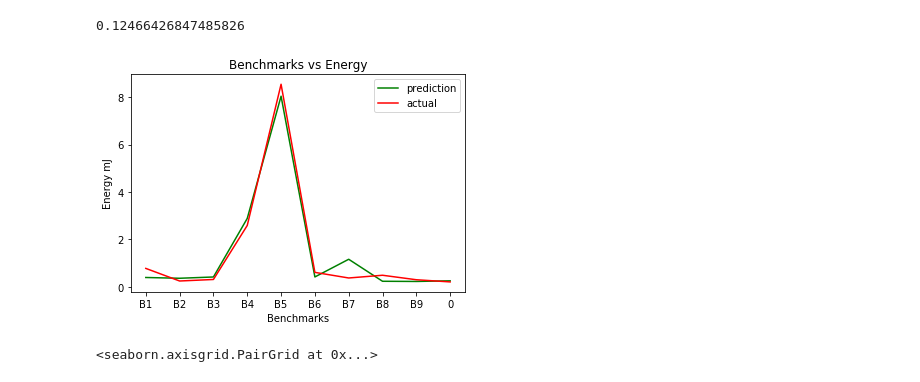
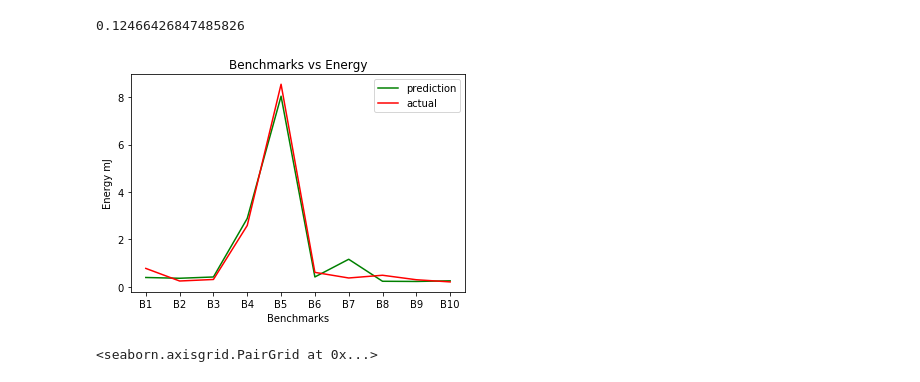
Before and after one commit to Kennethhan19/Energy-Modelling-FYP, a Jupyter notebook: linearregression.ipynb, the cells around one changed output. Drawn from its saved outputs; the diff is of its cells as text; code cells hidden in the pictures.

Commit message:
plot

```diff
--- a/linearregression.ipynb
+++ b/linearregression.ipynb
@@ -108,18 +89,17 @@ mean_squared_error(energy_test, energy_pred)
 # %% [output]
 0.12466426847485826
 # %%
-benchmarks=['B1', 'B2', 'B3', 'B4', 'B5', 'B6', 'B7', 'B8', 'B9','0' ]
-
+benchmarks=['B1', 'B2', 'B3', 'B4', 'B5', 'B6', 'B7', 'B8', 'B9','B10' ]
 
 plt.plot(benchmarks, energy_pred, color = "green", label="prediction")
 plt.plot(benchmarks, energy_test, color = "red", label="actual")
 plt.title("Benchmarks vs Energy")
 plt.xlabel("Benchmarks")
 plt.ylabel("Energy mJ")
 plt.legend()
 plt.show()
 # %% [output]
-[figure, old version]
+[figure, new version]
 # %%
 # visualize the relationship between the features and the response using scatterplots
 sns.pairplot(Data, x_vars=['clk_frequency', 'Instruction_Cache_Total_Accessses','Instruction_Cache_Hits_Number', 'Data_Cache_Total_Accessses', 'Data_Cache_Hits_Number', 'Instruction_per_clock_cycle'], y_vars='Energy(mJ)', height=7, aspect=0.7)
```
Also changed, not shown: parts of 2 cells of this notebook.
